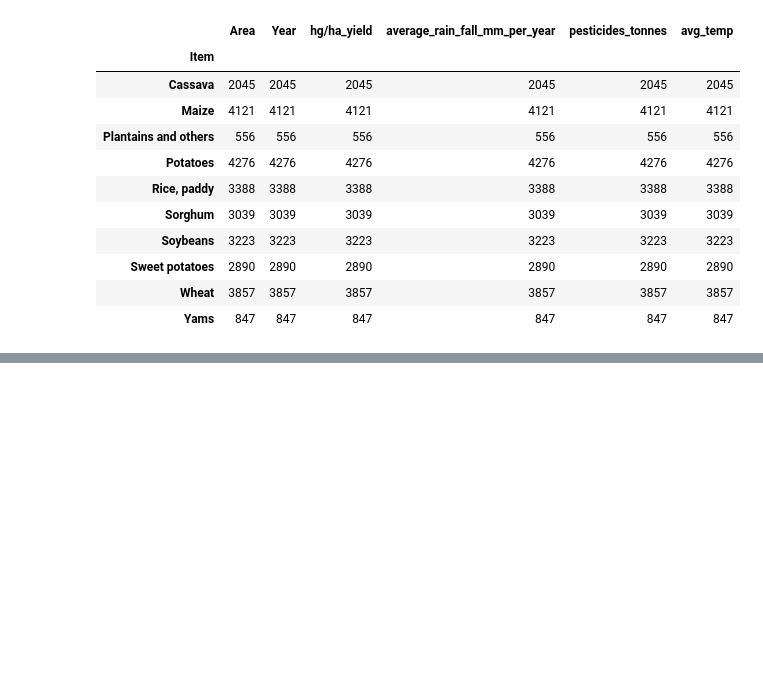
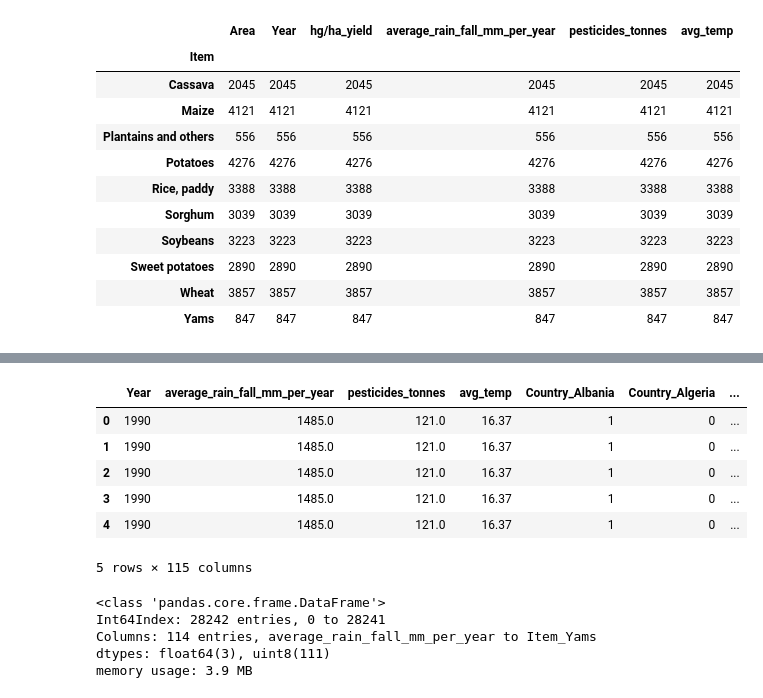
Before and after one commit to ProsperChihimba/hands-on-ml-projects, a Jupyter notebook: Crop_yield.ipynb, the cells around one changed output, grey strips where cells are left out. Cells and saved outputs as stored; diff of their text form; code cells hidden in the pictures; blank space fills up the shorter version.

```diff
--- a/Crop_yield.ipynb
+++ b/Crop_yield.ipynb
@@ -364,0 +380,13 @@ sns.heatmap(correlation_data, mask=mask, cmap=cmap, vmax=.3, center=0, square)
+# %%
+yield_df_onehot = pd.get_dummies(yield_df, columns=['Area', 'Item'], prefix=['Country', 'Item'])
+features=yield_df_onehot.loc[:, yield_df_onehot.columns != 'hg/ha_yield']
+label=yield_df['hg/ha_yield']
+features.head()
+# %% [output]
+|  | Year | average_rain_fall_mm_per_year | pesticides_tonnes | avg_temp | Country_Albania | Country_Algeria | ... |
+| 0 | 1990 | 1485.0 | 121.0 | 16.37 | 1 | 0 | ... |
+| 1 | 1990 | 1485.0 | 121.0 | 16.37 | 1 | 0 | ... |
+| 2 | 1990 | 1485.0 | 121.0 | 16.37 | 1 | 0 | ... |
+| 3 | 1990 | 1485.0 | 121.0 | 16.37 | 1 | 0 | ... |
+| 4 | 1990 | 1485.0 | 121.0 | 16.37 | 1 | 0 | ... |
+5 rows × 115 columns
@@ -364,0 +395,8 @@ sns.heatmap(correlation_data, mask=mask, cmap=cmap, vmax=.3, center=0, square)
+# %%
+features.info()
+# %% [output]
+<class 'pandas.core.frame.DataFrame'>
+Int64Index: 28242 entries, 0 to 28241
+Columns: 114 entries, average_rain_fall_mm_per_year to Item_Yams
+dtypes: float64(3), uint8(111)
+memory usage: 3.9 MB
```
Also changed, not shown: parts of 17 cells of this notebook.
